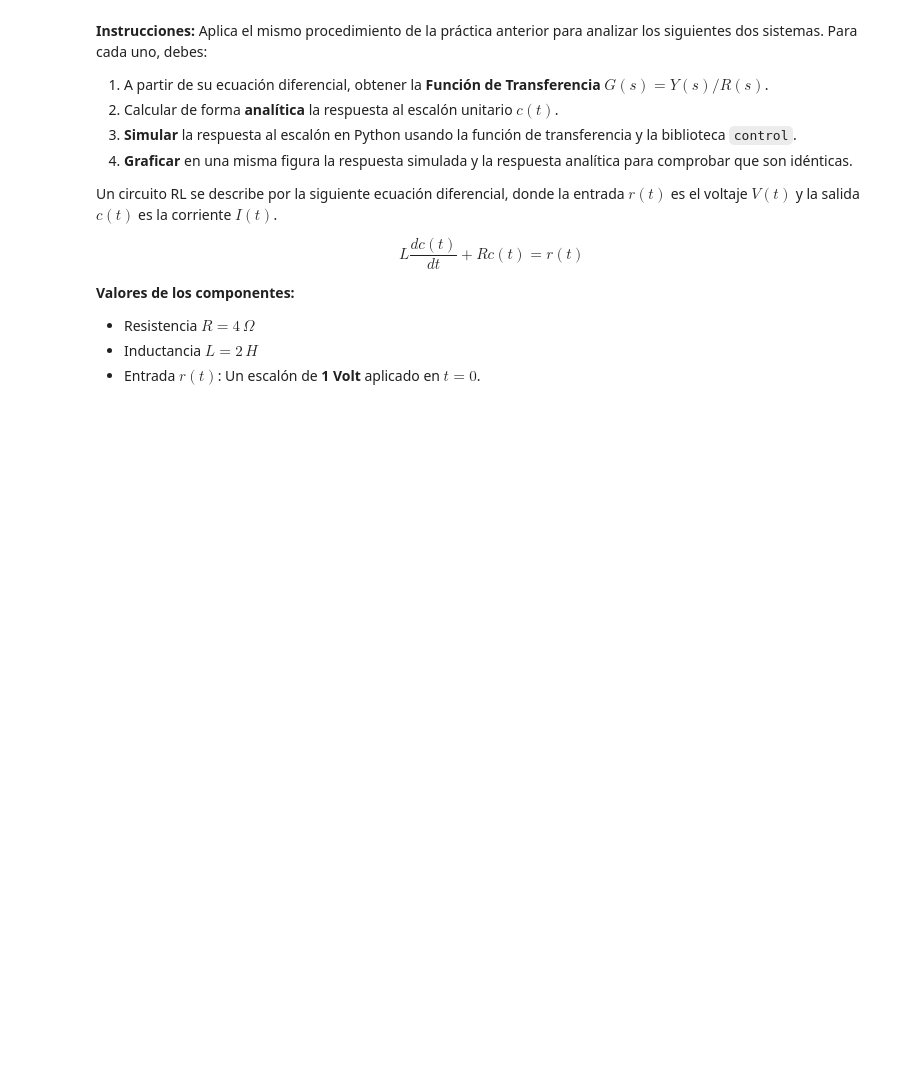
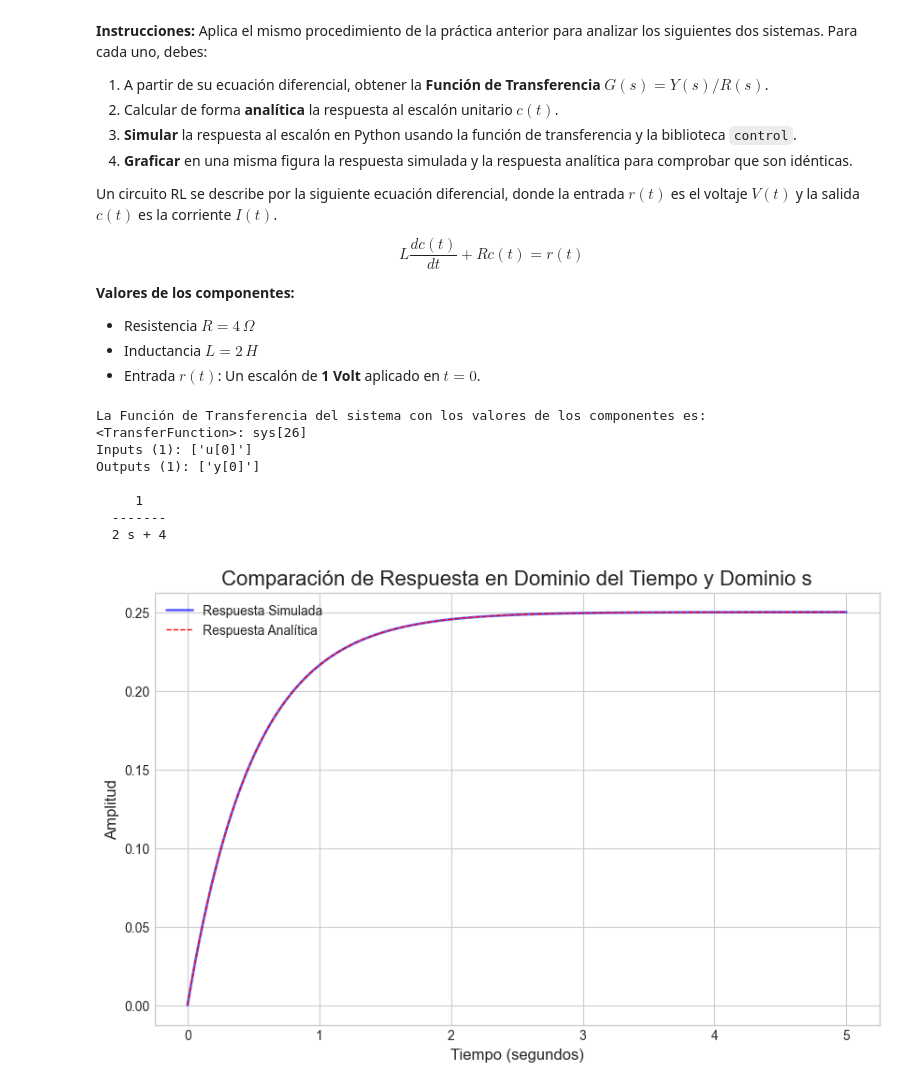
Before and after one commit to NataliaIDM/control-clasico, a Jupyter notebook: Practicas/P_2_011_Analisis_tiempo_frecuencia.ipynb, the cells around one changed output. Drawn from its saved outputs; the diff is of its cells as text; code cells hidden in the pictures; blank space fills up the shorter version.

```diff
--- a/Practicas/P_2_011_Analisis_tiempo_frecuencia.ipynb
+++ b/Practicas/P_2_011_Analisis_tiempo_frecuencia.ipynb
@@ -139,3 +139,47 @@ $$ L \frac{dc(t)}{dt} + R c(t) = r(t) $$
 * Resistencia $R = 4 \, \Omega$
 * Inductancia $L = 2 \, H$
 * Entrada $r(t)$: Un escalón de **1 Volt** aplicado en $t=0$.
+# %%
+import numpy as np
+import matplotlib.pyplot as plt
+import control as ct
+
+
+
+plt.style.use('seaborn-v0_8-whitegrid')
+
+numerador = [1]
+denominador = [2, 4]
+G_s = ct.tf(numerador, denominador)
+
+print("La Función de Transferencia del sistema con los valores de los componentes es:")
+print(G_s)
+
+t = np.linspace(0, 5, 500) # Simular de 0 a 5 segundos
+
+tiempo, c_dominio_tiempo = ct.step_response(G_s, T=t)
+
+c_dominio_s=0.25*(1-np.exp(-tiempo/0.5))
+
+plt.figure(figsize=(10, 6))
+
+plt.plot(tiempo, c_dominio_tiempo, label='Respuesta Simulada', alpha=0.6, color='blue', linewidth=2)
+
+plt.plot(tiempo, c_dominio_s, label='Respuesta Analítica', linestyle='--', color='red', linewidth=1)
+
+plt.title('Comparación de Respuesta en Dominio del Tiempo y Dominio s', fontsize=16)
+plt.xlabel('Tiempo (segundos)', fontsize=12)
+plt.ylabel('Amplitud', fontsize=12)
+plt.legend(fontsize=10)
+plt.grid(True)
+plt.show()
+# %% [output]
+La Función de Transferencia del sistema con los valores de los componentes es:
+<TransferFunction>: sys[26]
+Inputs (1): ['u[0]']
+Outputs (1): ['y[0]']
+
+     1
+  -------
+  2 s + 4
+[figure, added]
```
